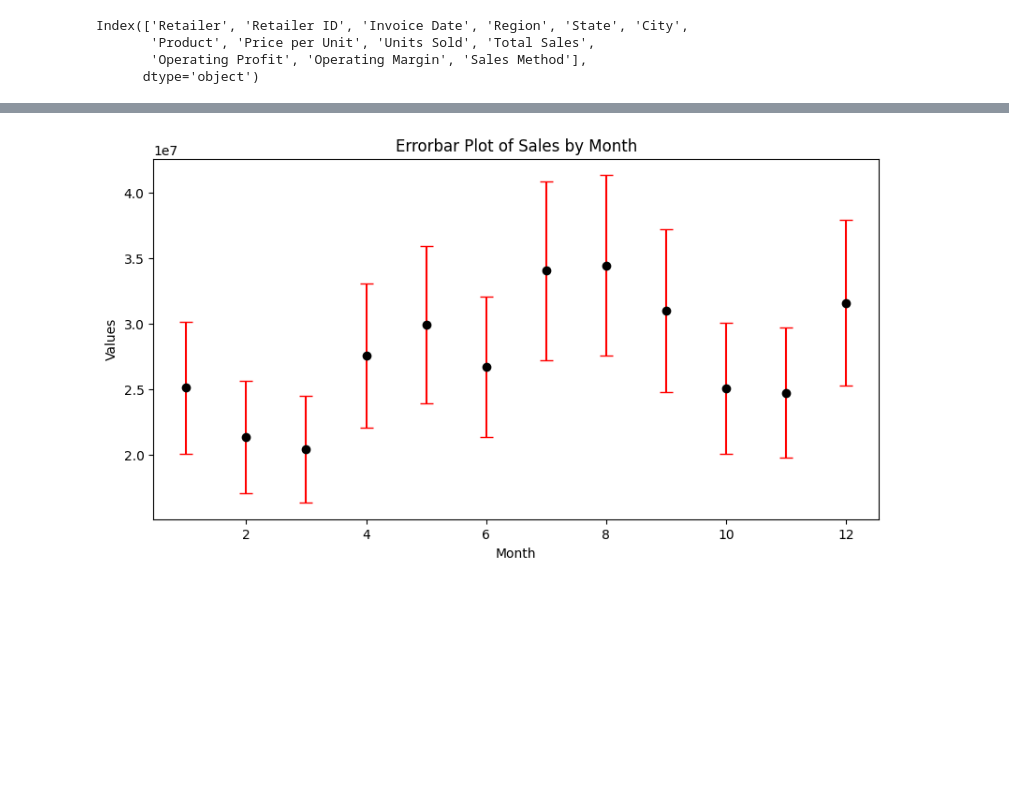
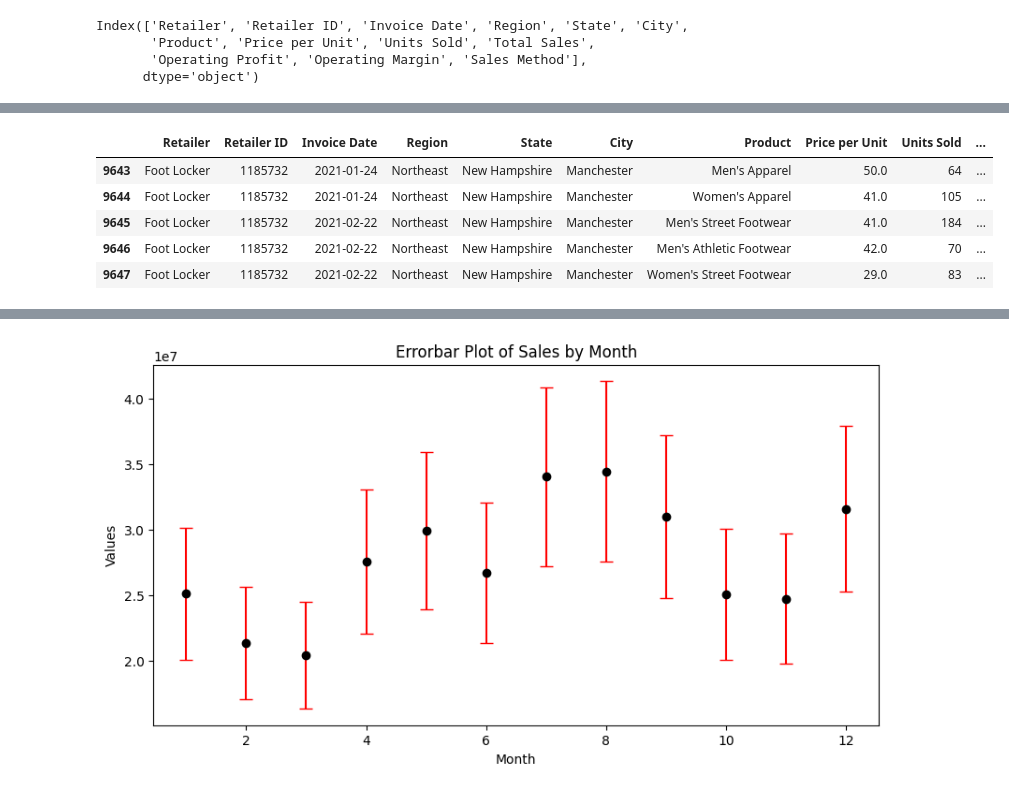
Before and after one commit to Lam2y/Data-Analytics, a Jupyter notebook: Datasets/Adidas/Addidas US Sales.ipynb, the cells around one changed output, grey strips where cells are left out. Saved outputs shown, nothing was run; the diff lists cells and outputs as text; code cells hidden in the pictures; blank space fills up the shorter version.

```diff
--- a/Datasets/Adidas/Addidas US Sales.ipynb
+++ b/Datasets/Adidas/Addidas US Sales.ipynb
@@ -107,0 +103,9 @@ NameError: name 'df' is not defined
+# %%
+df.tail()
+# %% [output]
+|  | Retailer | Retailer ID | Invoice Date | Region | State | City | Product | Price per Unit | Units Sold | ... |
+| 9643 | Foot Locker | 1185732 | 2021-01-24 | Northeast | New Hampshire | Manchester | Men's Apparel | 50.0 | 64 | ... |
+| 9644 | Foot Locker | 1185732 | 2021-01-24 | Northeast | New Hampshire | Manchester | Women's Apparel | 41.0 | 105 | ... |
+| 9645 | Foot Locker | 1185732 | 2021-02-22 | Northeast | New Hampshire | Manchester | Men's Street Footwear | 41.0 | 184 | ... |
+| 9646 | Foot Locker | 1185732 | 2021-02-22 | Northeast | New Hampshire | Manchester | Men's Athletic Footwear | 42.0 | 70 | ... |
+| 9647 | Foot Locker | 1185732 | 2021-02-22 | Northeast | New Hampshire | Manchester | Women's Street Footwear | 29.0 | 83 | ... |
```
Also changed, not shown: parts of 7 cells of this notebook, 5 other files.
